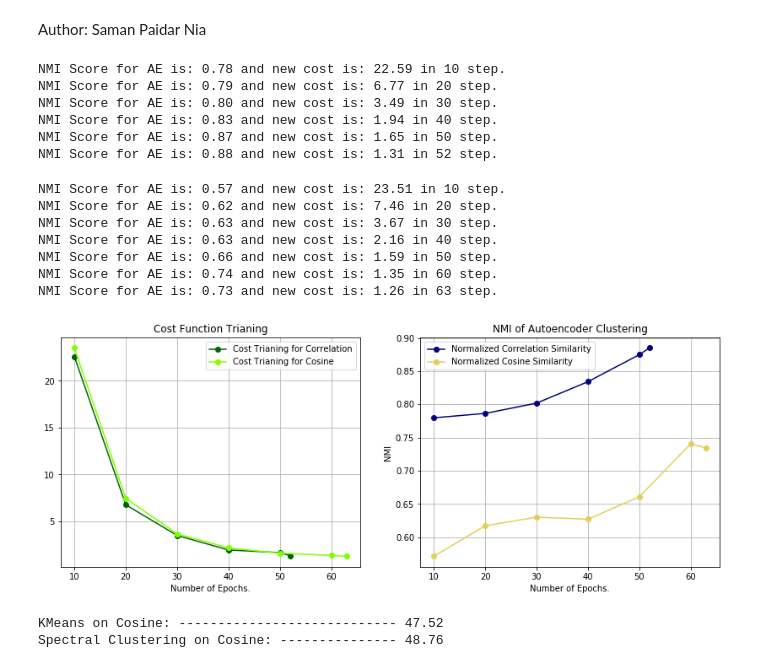
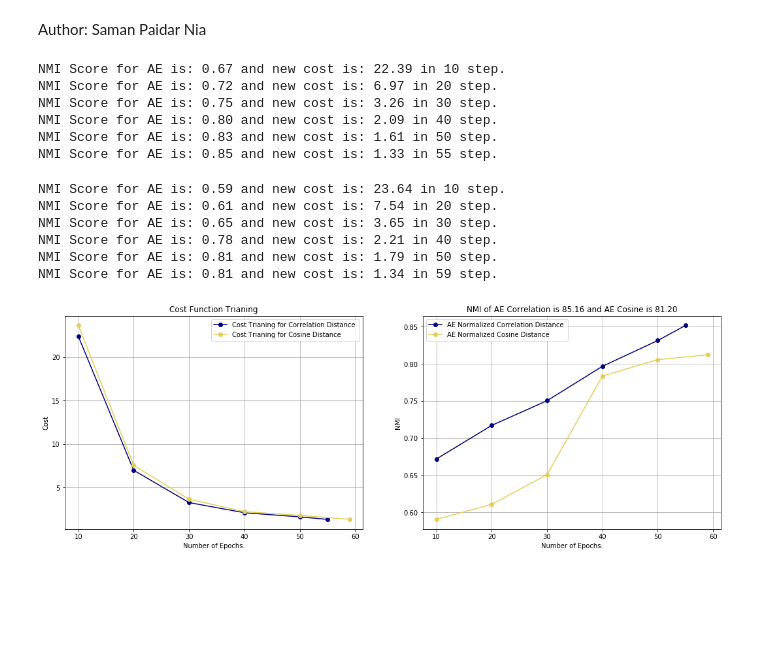
Before and after one commit to saman-nia/Deep-Neural-Networks-for-Clustering, a Jupyter notebook: Autoencoder on the 20 newsgroups text dataset/3_NG.ipynb, the cells around one changed output. Cells and saved outputs as stored; diff of their text form; code cells hidden in the pictures; blank space fills up the shorter version.

```diff
--- a/Autoencoder on the 20 newsgroups text dataset/3_NG.ipynb
+++ b/Autoencoder on the 20 newsgroups text dataset/3_NG.ipynb
@@ -132,16 +142,20 @@ def encoder(x, n_code, phase_train):
     with tf.variable_scope("encoder"):
         with tf.variable_scope("hidden_1"):
             hidden_1 = layer(x, [n_input, n_hidden_1], [n_hidden_1], phase_train)
+        with tf.variable_scope("hidden_2"):
+            hidden_2 = layer(hidden_1, [n_hidden_1, n_hidden_2], [n_hidden_2], phase_train)
         with tf.variable_scope("code"):
-            code = layer(hidden_1, [n_hidden_1, n_code], [n_code], phase_train)
+            code = layer(hidden_2, [n_hidden_2, n_code], [n_code], phase_train)
     return code
 # %%
 def decoder(code, n_code, phase_train):
     with tf.variable_scope("decoder"):
         with tf.variable_scope("hidden_1"):
-            hidden_1 = layer(code, [n_code, n_hidden_1], [n_hidden_1], phase_train)
+            hidden_1 = layer(code, [n_code, n_hidden_2], [n_hidden_2], phase_train)
+        with tf.variable_scope("hidden_2"):
+            hidden_2 = layer(hidden_1, [n_hidden_2, n_hidden_1], [n_hidden_1], phase_train)
         with tf.variable_scope("output"):
-            output = layer(hidden_1, [n_hidden_1, n_input], [n_input], phase_train)
+            output = layer(hidden_2, [n_hidden_1, n_input], [n_input], phase_train)
     return output
 # %%
 def layer_batch_norm(x, n_out, phase_train):
@@ -228,19 +242,19 @@ while first_pass or new_cost >= stop_learning:
         ae_codes = sess.run(code, feed_dict={x: trainSet_correlation.whole_dataset()[0],
                                          phase_train: False})
         idx = k_means_(ae_codes, n_cluster)
-        ae_nmi = normalized_mutual_info_score(trainSet_correlation.whole_dataset()[1], idx)
-        results_cor.append(ae_nmi)
+        ae_nmi_cor = normalized_mutual_info_score(trainSet_correlation.whole_dataset()[1], idx)
+        results_cor.append(ae_nmi_cor)
         steps_cor.append(epoch)
         loss_cost_cor.append(new_cost)
         print("NMI Score for AE is: {:0.2f} and new cost is: {:0.2f} in {:d} step. "
-              .format(ae_nmi, new_cost, epoch))
+              .format(ae_nmi_cor, new_cost, epoch))
 # %% [output]
-NMI Score for AE is: 0.78 and new cost is: 22.59 in 10 step.
-NMI Score for AE is: 0.79 and new cost is: 6.77 in 20 step.
-NMI Score for AE is: 0.80 and new cost is: 3.49 in 30 step.
-NMI Score for AE is: 0.83 and new cost is: 1.94 in 40 step.
-NMI Score for AE is: 0.87 and new cost is: 1.65 in 50 step.
-NMI Score for AE is: 0.88 and new cost is: 1.31 in 52 step.
+NMI Score for AE is: 0.67 and new cost is: 22.39 in 10 step.
+NMI Score for AE is: 0.72 and new cost is: 6.97 in 20 step.
+NMI Score for AE is: 0.75 and new cost is: 3.26 in 30 step.
+NMI Score for AE is: 0.80 and new cost is: 2.09 in 40 step.
+NMI Score for AE is: 0.83 and new cost is: 1.61 in 50 step.
+NMI Score for AE is: 0.85 and new cost is: 1.33 in 55 step.
 # %%
 with tf.Graph().as_default():
     with tf.variable_scope("autoencoder_model"):
@@ -273,17 +287,16 @@ while first_pass or new_cost >= stop_learning:
         ae_codes = sess.run(code, feed_dict={x: trainSet_cosine.whole_dataset()[0],
                                          phase_train: False})
         idx = k_means_(ae_codes, n_cluster)
-        ae_nmi = normalized_mutual_info_score(trainSet_cosine.whole_dataset()[1], idx)
-        results_cos.append(ae_nmi)
+        ae_nmi_cos = normalized_mutual_info_score(trainSet_cosine.whole_dataset()[1], idx)
+        results_cos.append(ae_nmi_cos)
         steps_cos.append(epoch)
         loss_cost_cos.append(new_cost)
         print("NMI Score for AE is: {:0.2f} and new cost is: {:0.2f} in {:d} step. "
-              .format(ae_nmi, new_cost, epoch))
+              .format(ae_nmi_cos, new_cost, epoch))
 # %% [output]
-NMI Score for AE is: 0.57 and new cost is: 23.51 in 10 step.
-NMI Score for AE is: 0.62 and new cost is: 7.46 in 20 step.
-NMI Score for AE is: 0.63 and new cost is: 3.67 in 30 step.
-NMI Score for AE is: 0.63 and new cost is: 2.16 in 40 step.
-NMI Score for AE is: 0.66 and new cost is: 1.59 in 50 step.
-NMI Score for AE is: 0.74 and new cost is: 1.35 in 60 step.
-NMI Score for AE is: 0.73 and new cost is: 1.26 in 63 step.
+NMI Score for AE is: 0.59 and new cost is: 23.64 in 10 step.
+NMI Score for AE is: 0.61 and new cost is: 7.54 in 20 step.
+NMI Score for AE is: 0.65 and new cost is: 3.65 in 30 step.
+NMI Score for AE is: 0.78 and new cost is: 2.21 in 40 step.
+NMI Score for AE is: 0.81 and new cost is: 1.79 in 50 step.
+NMI Score for AE is: 0.81 and new cost is: 1.34 in 59 step.
@@ -290,21 +315,22 @@ NMI Score for AE is: 0.73 and new cost is: 1.26 in 63 step.
 # %%
 warnings.filterwarnings('ignore')
-plt.figure(figsize=(14, 5))
+plt.figure(figsize=(18, 6))
 plt.subplot(1,2,1)
-plt.errorbar(steps_cor, loss_cost_cor, label='Cost Trianing for Correlation', color='#006400', marker='o')
-plt.errorbar(steps_cos, loss_cost_cos, label='Cost Trianing for Cosine', color='#7FFF00', marker='o')
+plt.errorbar(steps_cor, loss_cost_cor, label='Cost Trianing for Correlation Distance ', color='#000080', marker='o')
+plt.errorbar(steps_cos, loss_cost_cos, label='Cost Trianing for Cosine Distance ', color='#E3CF57', marker='o')
 plt.xlabel('Number of Epochs.')
+plt.ylabel('Cost')
 plt.grid()
 plt.title('Cost Function Trianing')
 plt.legend(loc='best')
 plt.subplot(1,2,2)
-plt.errorbar(steps_cor, results_cor, label='Normalized Correlation Similarity', color='#000080', marker='o')
-plt.errorbar(steps_cos, results_cos, label='Normalized Cosine Similarity', color='#E3CF57', marker='o')
+plt.errorbar(steps_cor, results_cor, label='AE Normalized Correlation Distance ', color='#000080', marker='o')
+plt.errorbar(steps_cos, results_cos, label='AE Normalized Cosine Distance ', color='#E3CF57', marker='o')
 plt.xlabel('Number of Epochs.')
 plt.ylabel('NMI')
 plt.grid()
-plt.title('NMI of Autoencoder Clustering')
+plt.title(('NMI of AE Correlation is {:0.2f} and AE Cosine is {:0.2f}').format(ae_nmi_cor*100, ae_nmi_cos*100))
 plt.legend(loc='best')
 plt.show()
 # %% [output]
-[figure, old version]
+[figure, new version]
@@ -321,10 +336,0 @@ def spectral_clustering(X, n_cluster):
-# %%
-spec_cluster, spectral_embedding = spectral_clustering(trainSet_cosine.whole_dataset()[0], n_cluster)
-spec_nmi = normalized_mutual_info_score(trainSet_cosine.whole_dataset()[1], spec_cluster)
-k_means_indx = k_means_(trainSet_cosine.whole_dataset()[0], n_cluster)
-k_means_nmi_ = (normalized_mutual_info_score(trainSet_cosine.whole_dataset()[1], k_means_indx))
-print("KMeans on Cosine: ---------------------------- {:0.2f}".format(k_means_nmi_*100))
-print("Spectral Clustering on Cosine: --------------- {:0.2f} ".format(spec_nmi*100))
-# %% [output]
-KMeans on Cosine: ---------------------------- 47.52
-Spectral Clustering on Cosine: --------------- 48.76
```
Also changed, not shown: parts of 13 cells of this notebook.
